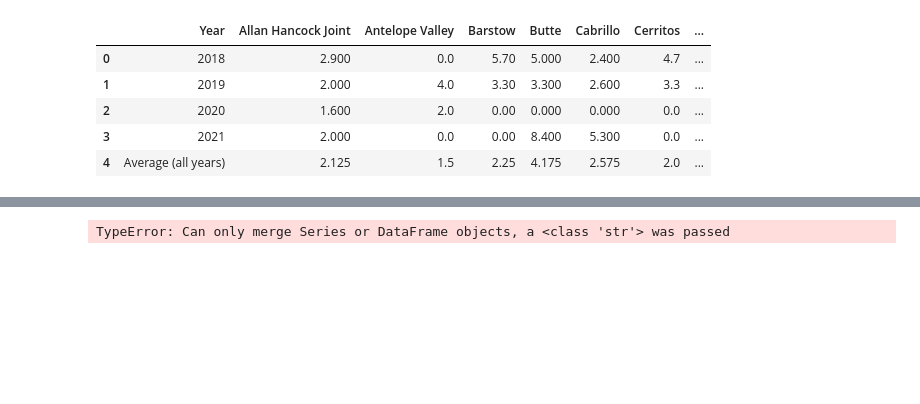
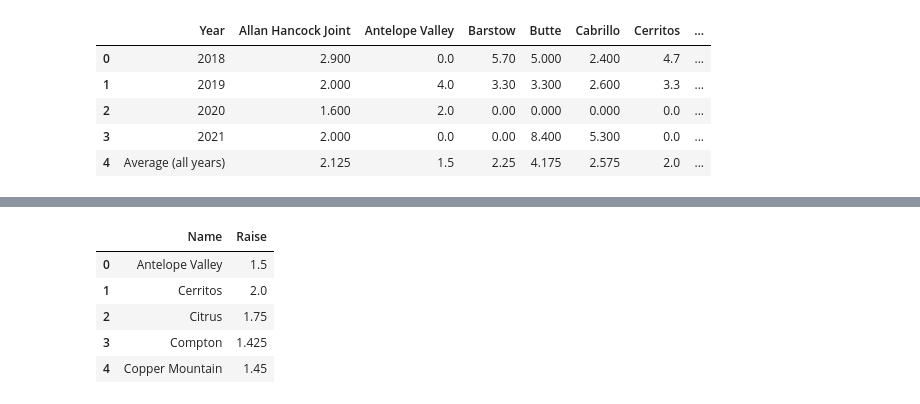
Before and after one commit to davidmhorowitz/HTML-youtube-folder, a Jupyter notebook: Lede-Project1p2 FIX.ipynb, the cells around one changed output, grey strips where cells are left out. Cells and saved outputs as stored; diff of their text form; code cells hidden in the pictures; blank space fills up the shorter version.

```diff
--- a/Lede-Project1p2 FIX.ipynb
+++ b/Lede-Project1p2 FIX.ipynb
@@ -104,4 +94,2 @@ subinflation = averagecolumn[averagecolumn['Raise'] <2.05]
-# %%
-subinflation = subinflation.transpose()
 # %%
 subinflation = subinflation.rename(columns={'index' : 'Name'})
@@ -152,8 +154,10 @@ subinflation
 # %%
-subinflation.merge('startingfile', \
-                   left_on='Name', \
-                   right_on='index', \
-                   how='left')
+subinflation.head()
 # %% [output]
-TypeError: Can only merge Series or DataFrame objects, a <class 'str'> was passed
+|  | Name | Raise |
+| 0 | Antelope Valley | 1.5 |
+| 1 | Cerritos | 2.0 |
+| 2 | Citrus | 1.75 |
+| 3 | Compton | 1.425 |
+| 4 | Copper Mountain | 1.45 |
 # %%
```
Also changed, not shown: parts of 27 cells of this notebook, 2 other files.
